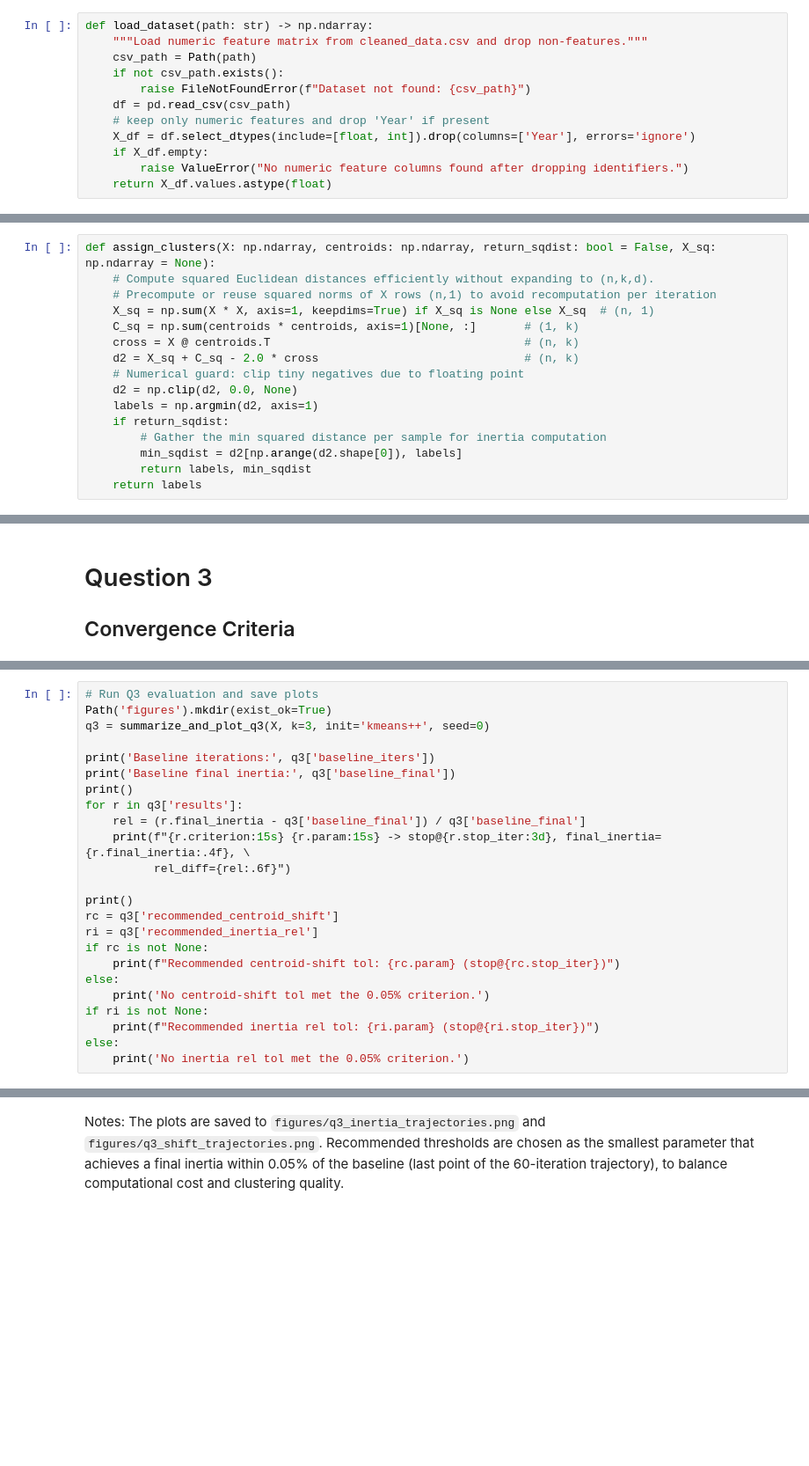
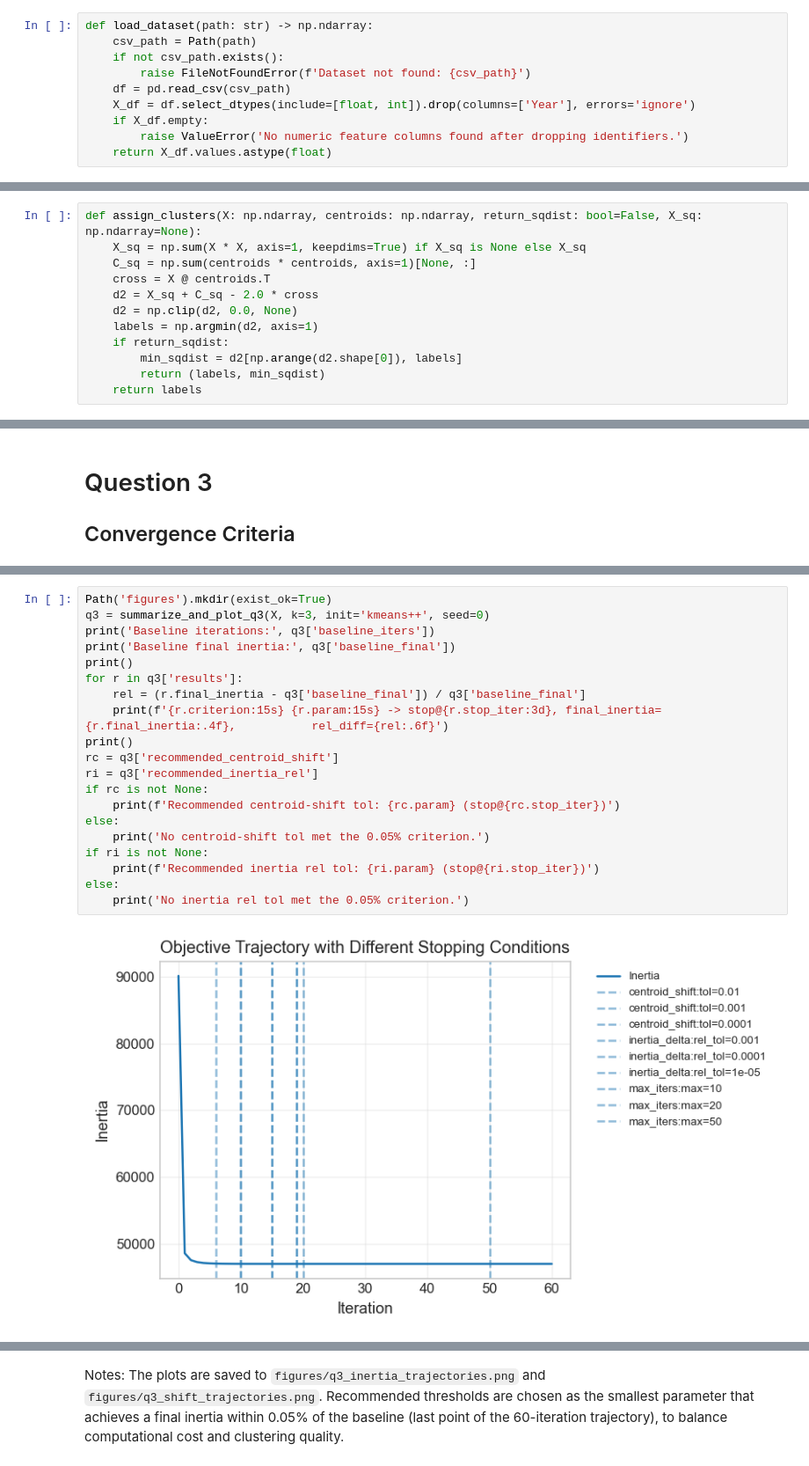
Before and after one commit to kylianmarceau/AI1, a Jupyter notebook: ASSignment.ipynb, the cells around one changed output, grey strips where cells are left out. Shown at 88% size. Drawn from its saved outputs; the diff is of its cells as text; blank space fills up the shorter version.

```diff
--- a/ASSignment.ipynb
+++ b/ASSignment.ipynb
@@ -128,15 +113,13 @@ from pathlib import Path
 from typing import List, Tuple
 # %%
 def load_dataset(path: str) -> np.ndarray:
-    """Load numeric feature matrix from cleaned_data.csv and drop non-features."""
     csv_path = Path(path)
     if not csv_path.exists():
-        raise FileNotFoundError(f"Dataset not found: {csv_path}")
+        raise FileNotFoundError(f'Dataset not found: {csv_path}')
     df = pd.read_csv(csv_path)
-    # keep only numeric features and drop 'Year' if present
     X_df = df.select_dtypes(include=[float, int]).drop(columns=['Year'], errors='ignore')
     if X_df.empty:
-        raise ValueError("No numeric feature columns found after dropping identifiers.")
+        raise ValueError('No numeric feature columns found after dropping identifiers.')
     return X_df.values.astype(float)
 # %%
 def initialize_centroids(X: np.ndarray, k: int, rng: np.random.Generator, method: str) -> np.ndarray:
@@ -171,18 +152,14 @@ def initialize_centroids(X: np.ndarray, k: int, rng: np.random.Generator, method
 # %%
-def assign_clusters(X: np.ndarray, centroids: np.ndarray, return_sqdist: bool = False, X_sq: np.ndarray = None):
-    # Compute squared Euclidean distances efficiently without expanding to (n,k,d).
-    # Precompute or reuse squared norms of X rows (n,1) to avoid recomputation per iteration
-    X_sq = np.sum(X * X, axis=1, keepdims=True) if X_sq is None else X_sq  # (n, 1)
-    C_sq = np.sum(centroids * centroids, axis=1)[None, :]       # (1, k)
-    cross = X @ centroids.T                                     # (n, k)
-    d2 = X_sq + C_sq - 2.0 * cross                              # (n, k)
-    # Numerical guard: clip tiny negatives due to floating point
+def assign_clusters(X: np.ndarray, centroids: np.ndarray, return_sqdist: bool=False, X_sq: np.ndarray=None):
+    X_sq = np.sum(X * X, axis=1, keepdims=True) if X_sq is None else X_sq
+    C_sq = np.sum(centroids * centroids, axis=1)[None, :]
+    cross = X @ centroids.T
+    d2 = X_sq + C_sq - 2.0 * cross
     d2 = np.clip(d2, 0.0, None)
     labels = np.argmin(d2, axis=1)
     if return_sqdist:
-        # Gather the min squared distance per sample for inertia computation
         min_sqdist = d2[np.arange(d2.shape[0]), labels]
-        return labels, min_sqdist
+        return (labels, min_sqdist)
     return labels
 # %%
 def compute_centroids(X: np.ndarray, labels: np.ndarray, k: int) -> np.ndarray:
@@ -489,25 +395,22 @@ def summarize_and_plot_q3(X: np.ndarray, k: int, init: str = "kmeans++", seed: i
 # %%
-# Run Q3 evaluation and save plots
 Path('figures').mkdir(exist_ok=True)
 q3 = summarize_and_plot_q3(X, k=3, init='kmeans++', seed=0)
-
 print('Baseline iterations:', q3['baseline_iters'])
 print('Baseline final inertia:', q3['baseline_final'])
 print()
 for r in q3['results']:
     rel = (r.final_inertia - q3['baseline_final']) / q3['baseline_final']
-    print(f"{r.criterion:15s} {r.param:15s} -> stop@{r.stop_iter:3d}, final_inertia={r.final_inertia:.4f}, \
-          rel_diff={rel:.6f}")
-
+    print(f'{r.criterion:15s} {r.param:15s} -> stop@{r.stop_iter:3d}, final_inertia={r.final_inertia:.4f},           rel_diff={rel:.6f}')
 print()
 rc = q3['recommended_centroid_shift']
 ri = q3['recommended_inertia_rel']
 if rc is not None:
-    print(f"Recommended centroid-shift tol: {rc.param} (stop@{rc.stop_iter})")
+    print(f'Recommended centroid-shift tol: {rc.param} (stop@{rc.stop_iter})')
 else:
     print('No centroid-shift tol met the 0.05% criterion.')
 if ri is not None:
-    print(f"Recommended inertia rel tol: {ri.param} (stop@{ri.stop_iter})")
+    print(f'Recommended inertia rel tol: {ri.param} (stop@{ri.stop_iter})')
 else:
     print('No inertia rel tol met the 0.05% criterion.')
 # %% [output]
+[figure, added]
```
Also changed, not shown: parts of 39 cells of this notebook, 20 other files.
